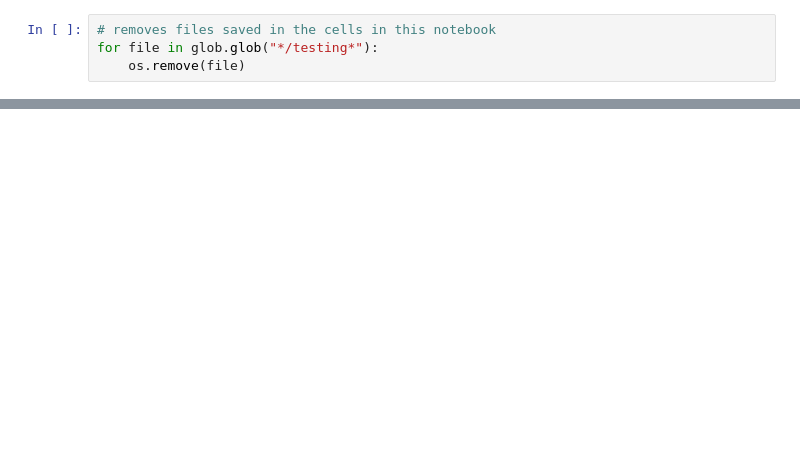
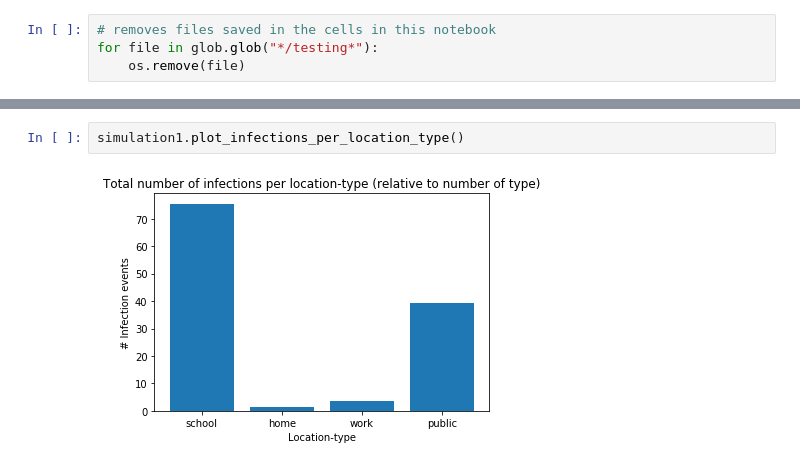
Before and after one commit to joba-1/Corona_Model, a Jupyter notebook: RUN_CoronaABM.ipynb, the cells around one changed output, grey strips where cells are left out. Drawn from its saved outputs; the diff is of its cells as text; blank space fills up the shorter version.

```diff
--- a/RUN_CoronaABM.ipynb
+++ b/RUN_CoronaABM.ipynb
@@ -76,0 +85,4 @@ for file in glob.glob("*/testing*"):
+# %%
+simulation1.plot_infections_per_location_type()
+# %% [output]
+[figure, added]
```
Also changed, not shown: parts of 12 cells of this notebook, 2 other files.
